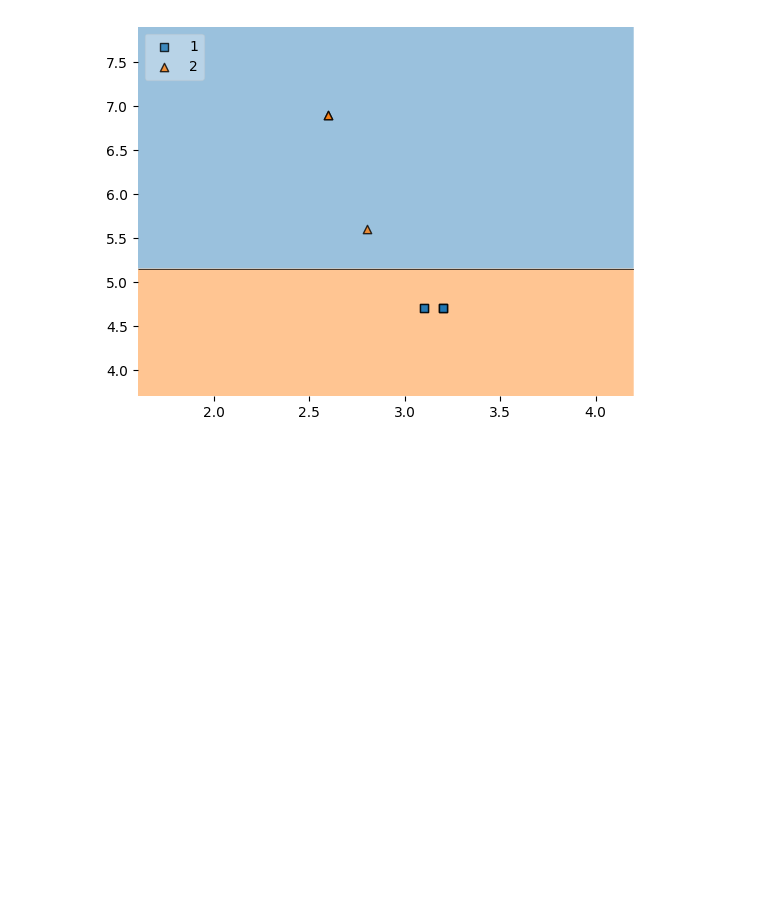
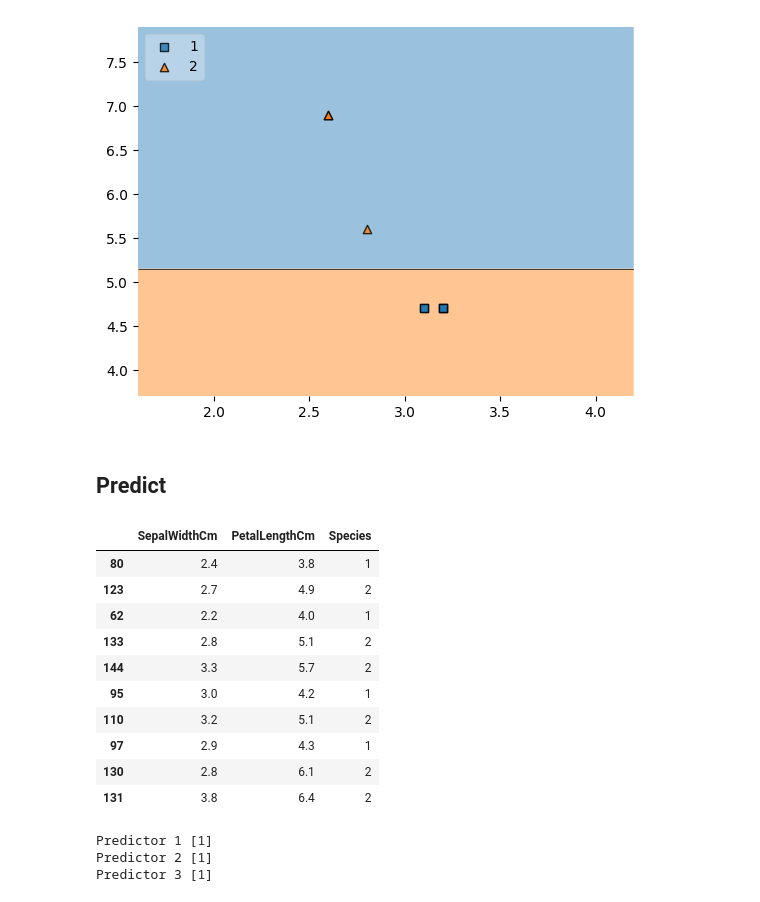
Before and after one commit to SwaroopDangal/ml-learn, a Jupyter notebook: 52.BaggingEnsemble/bagging-learning-tool.ipynb, the cells around one changed output. Drawn from its saved outputs; the diff is of its cells as text; code cells hidden in the pictures; blank space fills up the shorter version.

```diff
--- a/52.BaggingEnsemble/bagging-learning-tool.ipynb
+++ b/52.BaggingEnsemble/bagging-learning-tool.ipynb
@@ -168,3 +168,27 @@ evaluate(dt_bag3,X,y)
 [figure]
 0.9
 [figure]
+# %% [markdown]
+## Predict
+# %%
+df_test
+# %% [output]
+|  | SepalWidthCm | PetalLengthCm | Species |
+| 80 | 2.4 | 3.8 | 1 |
+| 123 | 2.7 | 4.9 | 2 |
+| 62 | 2.2 | 4.0 | 1 |
+| 133 | 2.8 | 5.1 | 2 |
+| 144 | 3.3 | 5.7 | 2 |
+| 95 | 3.0 | 4.2 | 1 |
+| 110 | 3.2 | 5.1 | 2 |
+| 97 | 2.9 | 4.3 | 1 |
+| 130 | 2.8 | 6.1 | 2 |
+| 131 | 3.8 | 6.4 | 2 |
+# %%
+print("Predictor 1",dt_bag1.predict(np.array([2.2,4.0]).reshape(1,2)))
+print("Predictor 2",dt_bag2.predict(np.array([2.2,4.0]).reshape(1,2)))
+print("Predictor 3",dt_bag3.predict(np.array([2.2,4.0]).reshape(1,2)))
+# %% [output]
+Predictor 1 [1]
+Predictor 2 [1]
+Predictor 3 [1]
```
Also changed, not shown: parts of 10 cells of this notebook.
